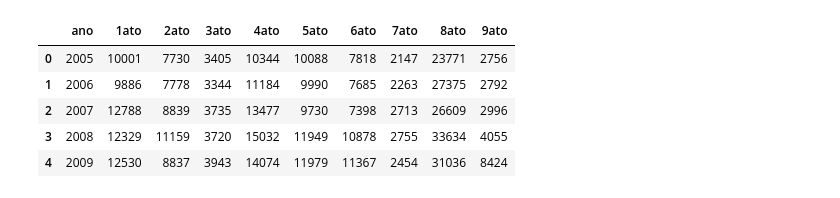
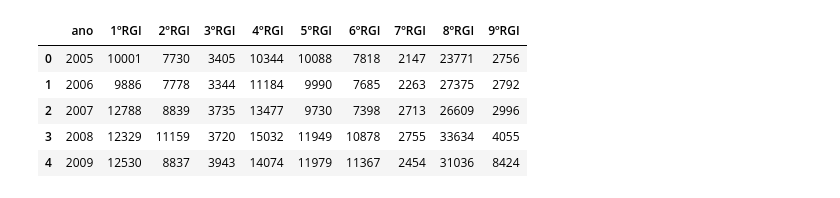
Before and after one commit to pauloestrella1994/analise_dados_plotly, a Jupyter notebook: Untitled.ipynb, the cells around one changed output. Drawn from its saved outputs; the diff is of its cells as text; code cells hidden in the pictures.

```diff
--- a/Untitled.ipynb
+++ b/Untitled.ipynb
@@ -7,12 +7,12 @@ import plotly.graph_objects as go
 # %%
 df_ev_atos = pd.read_csv('atos.csv')
 df_ev_atos.rename(columns={
-    '1º': '1ato', '2º': '2ato', '3º': '3ato',
-    '4º': '4ato', '5º': '5ato', '6º': '6ato',
-    '7º': '7ato', '8º': '8ato', '9º': '9ato'}, inplace=True)
+    '1º': '1ºRGI', '2º': '2ºRGI', '3º': '3ºRGI',
+    '4º': '4ºRGI', '5º': '5ºRGI', '6º': '6ºRGI',
+    '7º': '7ºRGI', '8º': '8ºRGI', '9º': '9ºRGI'}, inplace=True)
 df_ev_atos.head()
 # %% [output]
-|  | ano | 1ato | 2ato | 3ato | 4ato | 5ato | 6ato | 7ato | 8ato | 9ato |
+|  | ano | 1ºRGI | 2ºRGI | 3ºRGI | 4ºRGI | 5ºRGI | 6ºRGI | 7ºRGI | 8ºRGI | 9ºRGI |
 | 0 | 2005 | 10001 | 7730 | 3405 | 10344 | 10088 | 7818 | 2147 | 23771 | 2756 |
 | 1 | 2006 | 9886 | 7778 | 3344 | 11184 | 9990 | 7685 | 2263 | 27375 | 2792 |
 | 2 | 2007 | 12788 | 8839 | 3735 | 13477 | 9730 | 7398 | 2713 | 26609 | 2996 |
```
Also changed, not shown: parts of 6 cells of this notebook, 5 other files.
